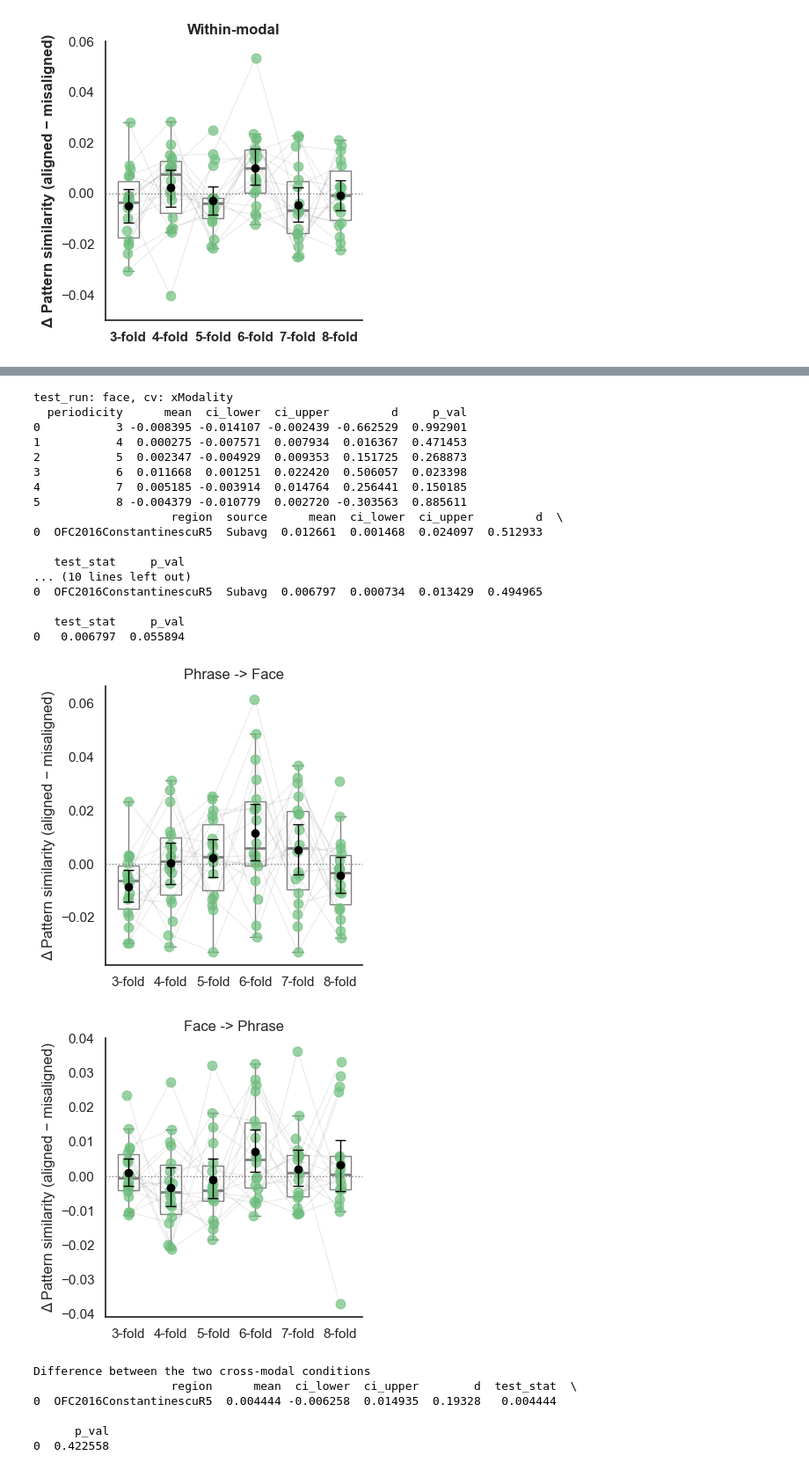
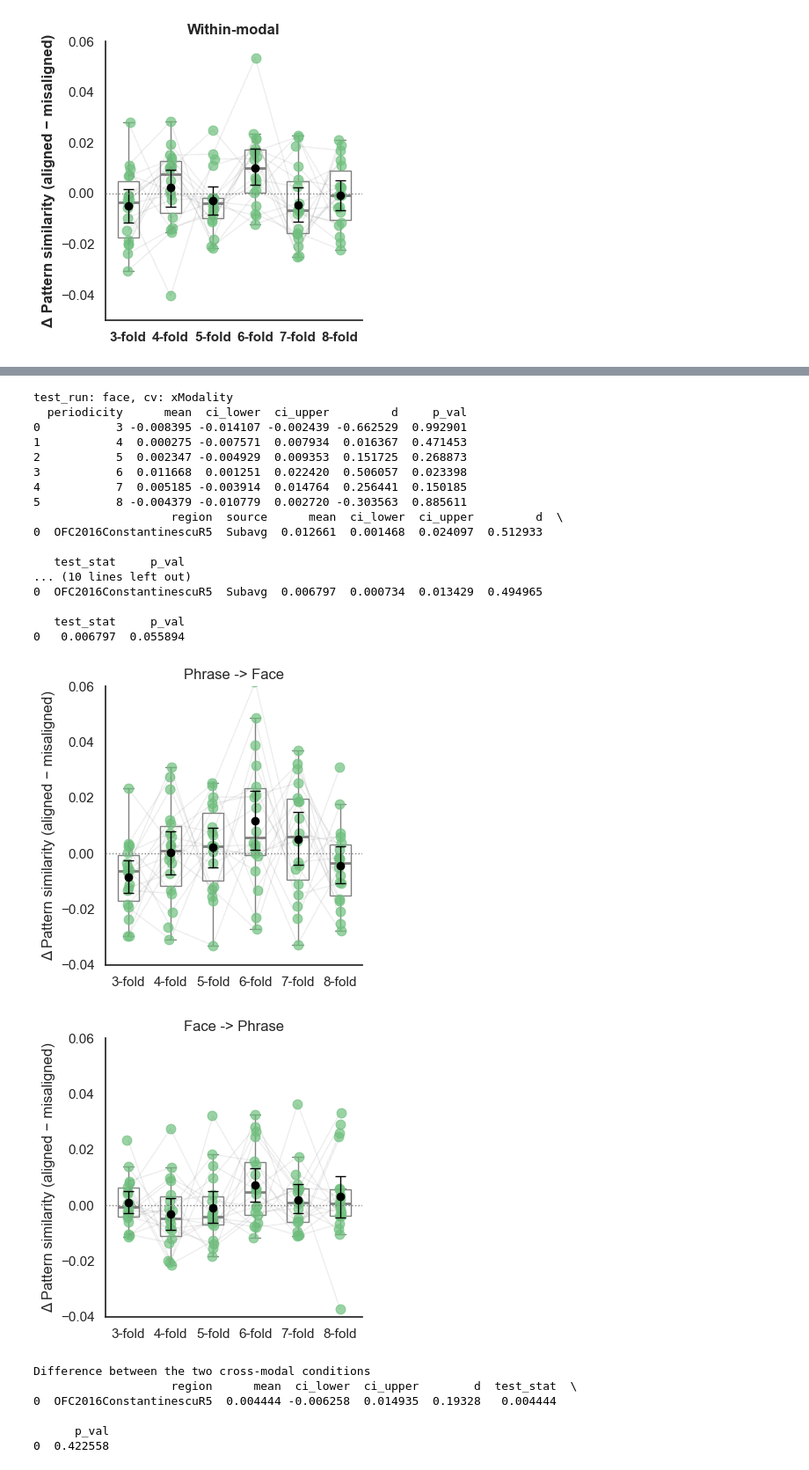
Before and after one commit to ecco-laboratory/EmotionConceptNavigation, a Jupyter notebook: plot_brain_results.ipynb, the cells around one changed output, grey strips where cells are left out. Shown at 88% size. Saved outputs shown, nothing was run; the diff lists cells and outputs as text; code cells hidden in the pictures.

```diff
--- a/plot_brain_results.ipynb
+++ b/plot_brain_results.ipynb
@@ -1234,0 +2282,19 @@ Difference between 6-fold and other folds
+# %%
+data_to_plot = data_avg[data_avg['source'] == 'Subavg']
+stats_df_to_plot = bootstrap_ci(data_to_plot, y_value, ['periodicity', 'source', 'region'])
+regions = [f'OFC2016ConstantinescuR{i}' for i in range(3, 13)]
+plot_subjectConnected_performance_scatter_wbox(data_to_plot, 'region', y_value, 'subject', stats_df_to_plot,
+                                                    title='',
+                                                    condition_order=[f'OFC2016ConstantinescuR{i}' for i in range(3, 13)],
+                                                    condition_labels=[f'{i}' for i in range(3, 13)],
+                                                    fill_colors=['#70c17f']*10, #['#70c17f','#33CC99','#7ca9cc','#F4A9A7'], #FE8D01'
+                                                    #edge_colors=['#FE8D01','#F4A9A7','#7ca9cc','#70c17f'],
+                                                    connect_subjects=False, line_alpha=0.03,connect_errorbar_means=True,
+                                                    plot_box=True,plot_bar=False,box_edgecolor='gray',errorbar_color='black',
+                                                    figsize=(8,4),
+                                                    ylabel='Δ Pattern similarity (aligned − misaligned)',
+                                                    xlabel='Size of region (radius in mm)', dotted_yline=0, jitter=0.02, ax=None,
+                                                    yrange=None,
+                                                    save_svg=True,  density_scaled_jitter=True,
+                                                   save = f'./outputs/vector_plots/contrast_values_by_roisizes_vmpfcliterature_subavg_controlfolds.svg'
+                                                   )
@@ -1285,3 +2353,24 @@ for cv,cv_name in zip(cross_validations,cv_names):
 # %% [output]
 [figure]
 [figure]
+# %%
+data_all_modal_to_plot=data_all_modal.copy()
+data_all_modal_to_plot['test_runs'] = data_all_modal['test_runs'].replace({'face1': 'face', 'face2': 'face', 'word1': 'word', 'word2': 'word', 'face1_face2': 'face', 'word1_word2': 'word'})
+data_to_plot = data_all_modal_to_plot[(data_all_modal_to_plot['source'] == 'Subavg') & (data_all_modal_to_plot['cross_validation'] == 'xModality') & (data_all_modal_to_plot['periodicity'] == '6')]
+data_to_plot['test_runs'] = pd.Categorical(data_to_plot['test_runs'], categories=['face','word'], ordered=True)
+stats_df_to_plot = bootstrap_ci(data_to_plot, target_col=y_value, group_vars=['test_runs'])
+plot_subjectConnected_performance_scatter_wbox(data_to_plot, 'test_runs', y_value, 'subject', stats_df_to_plot,
+                                                    title='',
+                                                    condition_order=['face','word'],
+                                                    condition_labels=['Phrase -> Face','Face -> Phrase'],
+                                                    fill_colors=['#70c17f']*2, #['#70c17f','#33CC99','#7ca9cc','#F4A9A7'], #FE8D01'
+                                                    #edge_colors=['#FE8D01','#F4A9A7','#7ca9cc','#70c17f'],
+                                                    connect_subjects=True, line_alpha=0.05,
+                                                    plot_box=True,plot_bar=False,box_edgecolor='gray',errorbar_color='black',
+                                                    figsize=(3.5,4),
+                                                    ylabel='Δ Pattern similarity (aligned − misaligned)',
+                                                    xlabel='', dotted_yline=0, jitter=0.02, ax=None,
+                                                    yrange=(-0.03, 0.065),
+                                                    save_svg=True,
+                                                    save = f'./outputs/vector_plots/contrast_values_vmpfcliterature_subavg_crossmodal_6fold.svg'
+                                                    )
@@ -1311,37 +2402,38 @@ for cv in ['xModality']:#cross_validations:
         plot_subjectConnected_performance_scatter_wbox(data_to_plot, 'periodicity', y_value, 'subject', stats_df_to_plot,
                                                         title='Face -> Phrase' if test_run == 'word' else 'Phrase -> Face',
                                                         condition_order=['3','4','5','6','7','8'],
                                                         condition_labels=['3-fold','4-fold','5-fold','6-fold','7-fold','8-fold'],
                                                         fill_colors=['#70c17f']*6, #['#70c17f','#33CC99','#7ca9cc','#F4A9A7'], #FE8D01'
                                                         #edge_colors=['#FE8D01','#F4A9A7','#7ca9cc','#70c17f'],
                                                         connect_subjects=True, line_alpha=0.02,
                                                         plot_box=True,plot_bar=False,box_edgecolor='gray',errorbar_color='black',
                                                         figsize=(4,4),
                                                         ylabel='Δ Pattern similarity (aligned − misaligned)',
                                                         xlabel='', dotted_yline=0, jitter=0.02, ax=None,
-                                                        yrange=None,
-                                                   #save = f'./outputs/contrast_values_vmpfcliterature_subavg_controlfolds_{cv}_{test_run}.jpg'
+                                                         yrange=(-0.04, 0.06),
+                                                       # save_svg=True,
+                                                   #save = f'./outputs/vector_plots/contrast_values_vmpfcliterature_subavg_controlfolds_{cv}_{test_run}.svg'
                                                    )
 # %% [output]
 test_run: face, cv: xModality
   periodicity      mean  ci_lower  ci_upper         d     p_val
 0           3 -0.008395 -0.014107 -0.002439 -0.662529  0.992901
 1           4  0.000275 -0.007571  0.007934  0.016367  0.471453
 2           5  0.002347 -0.004929  0.009353  0.151725  0.268873
 3           6  0.011668  0.001251  0.022420  0.506057  0.023398
 4           7  0.005185 -0.003914  0.014764  0.256441  0.150185
 5           8 -0.004379 -0.010779  0.002720 -0.303563  0.885611
                     region  source      mean  ci_lower  ci_upper         d  \
 0  OFC2016ConstantinescuR5  Subavg  0.012661  0.001468  0.024097  0.512933
 
    test_stat     p_val
 ... (10 lines left out)
 0  OFC2016ConstantinescuR5  Subavg  0.006797  0.000734  0.013429  0.494965
 
    test_stat     p_val
 0   0.006797  0.055894
-[figure, old version]
+[figure, new version]
-[figure, old version]
+[figure, new version]
 # %%
 data = data_all_modal_to_plot[(data_all_modal_to_plot['source'] == 'Subavg') & (data_all_modal_to_plot['cross_validation'] == 'xModality') & (data_all_modal_to_plot['periodicity'] == '6')]
 #get the difference between face and word in test_runs for each subject
```
Also changed, not shown: parts of 78 cells of this notebook, 19 other files.
